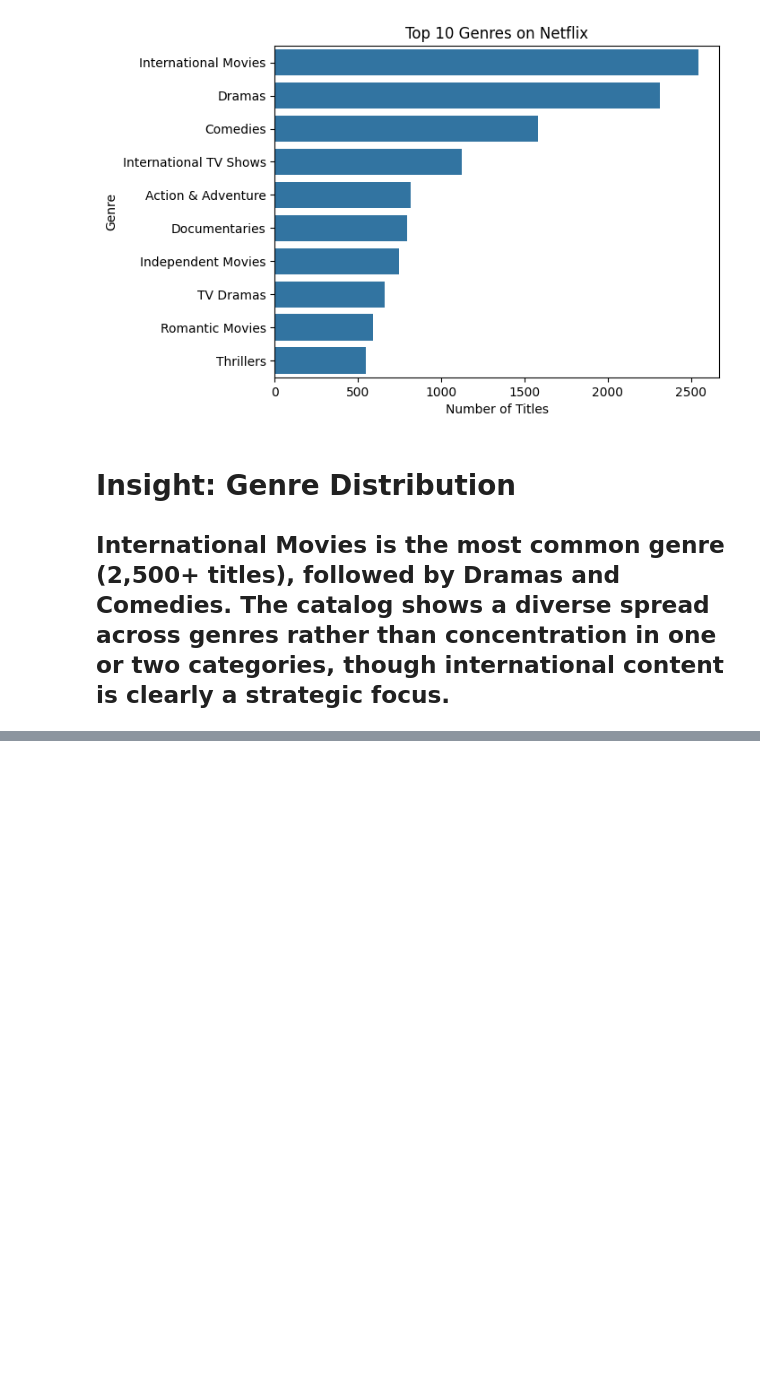
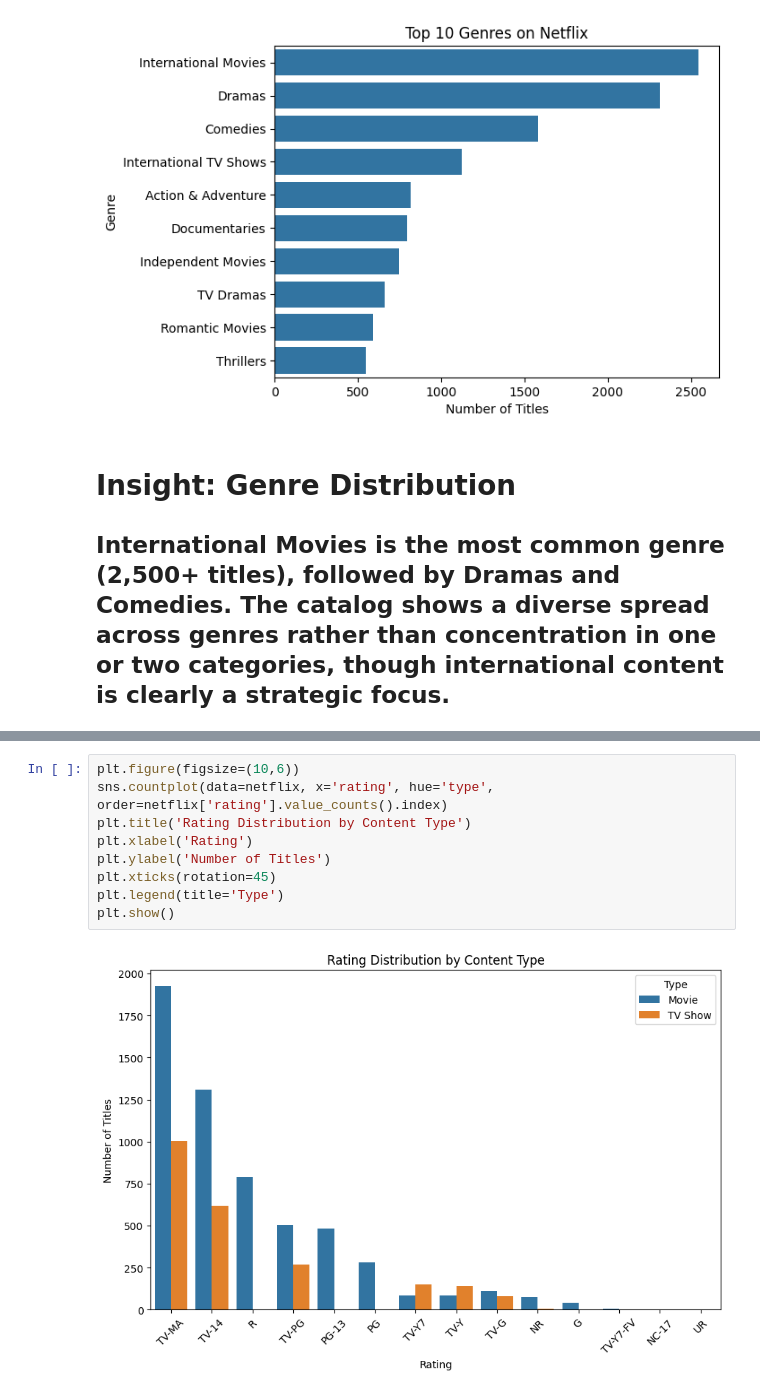
Before and after one commit to NanaKojo1604/Netflix-Analysis, a Jupyter notebook: analysis.ipynb, the cells around one changed output, grey strips where cells are left out. Saved outputs shown, nothing was run; the diff lists cells and outputs as text; blank space fills up the shorter version.

Commit message:
Add rating-by-type analysis and visualisations

```diff
--- a/analysis.ipynb
+++ b/analysis.ipynb
@@ -171,0 +192,11 @@ plt.show()
+# %%
+plt.figure(figsize=(10,6))
+sns.countplot(data=netflix, x='rating', hue='type', order=netflix['rating'].value_counts().index)
+plt.title('Rating Distribution by Content Type')
+plt.xlabel('Rating')
+plt.ylabel('Number of Titles')
+plt.xticks(rotation=45)
+plt.legend(title='Type')
+plt.show()
+# %% [output]
+[figure, added]
```
Also changed, not shown: parts of 2 cells of this notebook, 1 other file.
